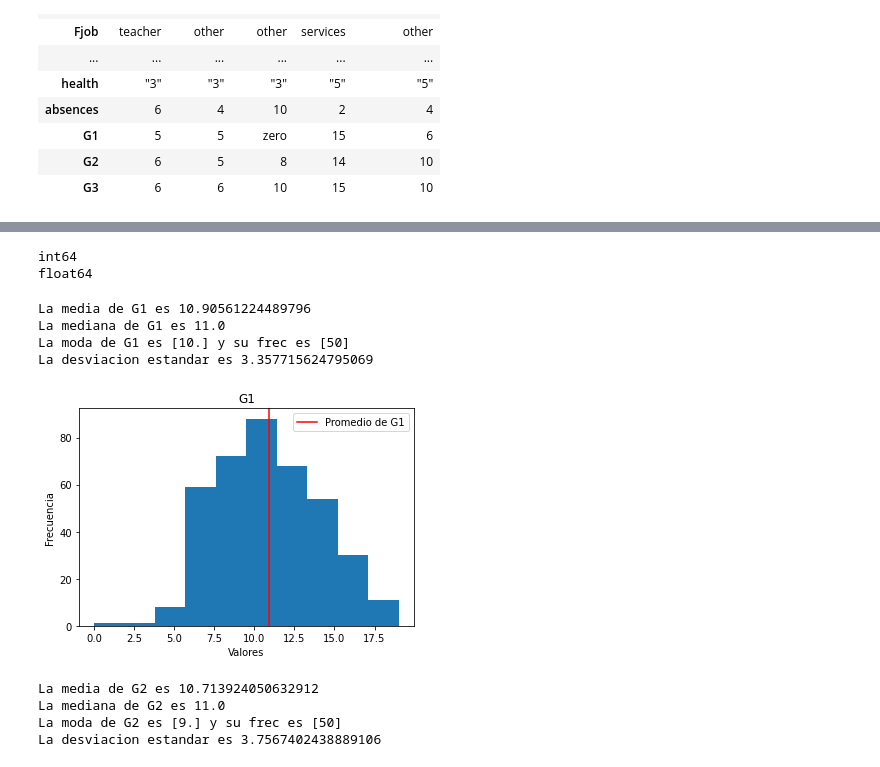
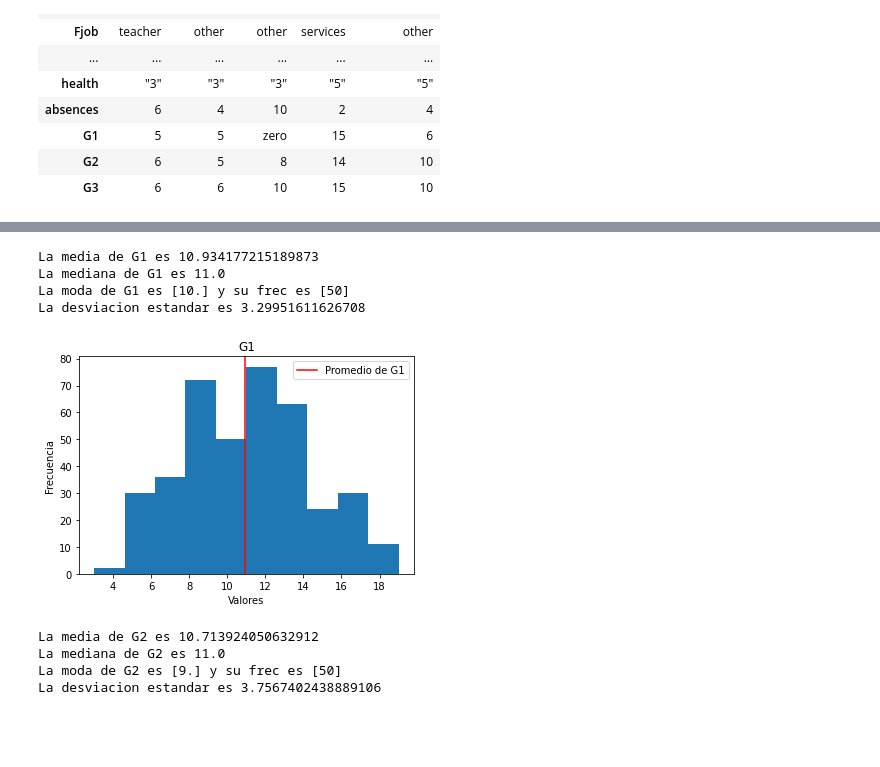
Before and after one commit to ramirinho10/prueba_fundamentos_data_science_python, a Jupyter notebook: Prueba - Student.ipynb, the cells around one changed output, grey strips where cells are left out. Saved outputs shown, nothing was run; the diff lists cells and outputs as text; code cells hidden in the pictures; blank space fills up the shorter version.

```diff
--- a/Prueba - Student.ipynb
+++ b/Prueba - Student.ipynb
@@ -263,15 +323,9 @@ Name: G1, dtype: int64
 # %%
 #Se recodifica la variable
 
+#Se convierte la serie a float
+df[['G2']] = df[['G2']].astype(float)
 
-#Aca converti en un valor alto para no mezclarlo con los 0 ya que no podia convertir la serie cuando habia un NaN
-df["G3"] = df["G3"].replace(["nulidade"], [10000])
-
-#Se convierte en int
-print(df["G3"].dtype)
-df[['G3']] = df[['G3']].astype(int)
-print(df["G3"].dtype)
-
-#Converti el valor 10000 a NaN nuevamente
-df["G3"] = df["G3"].replace([10000], [np.nan])
-print(df["G3"].value_counts(dropna=False))
+#Converti los NaN al promedio de la serie
+media_g2 = round(df["G2"].mean(), 0)
+df["G2"] = df["G2"].replace([np.nan], [media_g1])
@@ -296,25 +332,27 @@ Name: G3, dtype: int64
-# %%
-print(df["G2"].dtype)
-df['G2'] = df['G2'].astype(float)
-print(df["G2"].dtype)
-# %% [output]
-int64
-float64
+# %%
+#Se recodifica la variable
+
+#Se convierte la serie a float
+df[['G3']] = df[['G3']].astype(float)
+
+#Converti los NaN al promedio de la serie
+media_g3 = round(df["G3"].mean(), 0)
+df["G3"] = df["G3"].replace([np.nan], [media_g1])
 # %%
 #Se aprecia que el vector objetivo G1 es del tipo continuo por lo cual se graficara a traves de un histograma.
 #A priori se ve que la distrución tiene forma normal con una media de 10.91 y una desviacion estandar de 3.35,
 #ademas se aprecia que los valores se concentran entre 7.5 y 12.5
 
 
 fetch_descriptives(df, "G1")
 
-plot_hist(df, "G1", True)
+fx.plot_hist(df, "G1", True)
 # %% [output]
-La media de G1 es 10.90561224489796
+La media de G1 es 10.934177215189873
 La mediana de G1 es 11.0
 La moda de G1 es [10.] y su frec es [50]
-La desviacion estandar es 3.357715624795069
+La desviacion estandar es 3.29951611626708
-[figure, old version]
+[figure, new version]
 # %%
 #Se aprecia que el vector objetivo G2 es del tipo continuo por lo cual se graficara a traves de un histograma.
 #A priori se ve que la distrución tiene forma normal pero a diferencia G1 no es tan clara con una media de 10.71 y una
```
Also changed, not shown: parts of 82 cells of this notebook, 4 other files.
